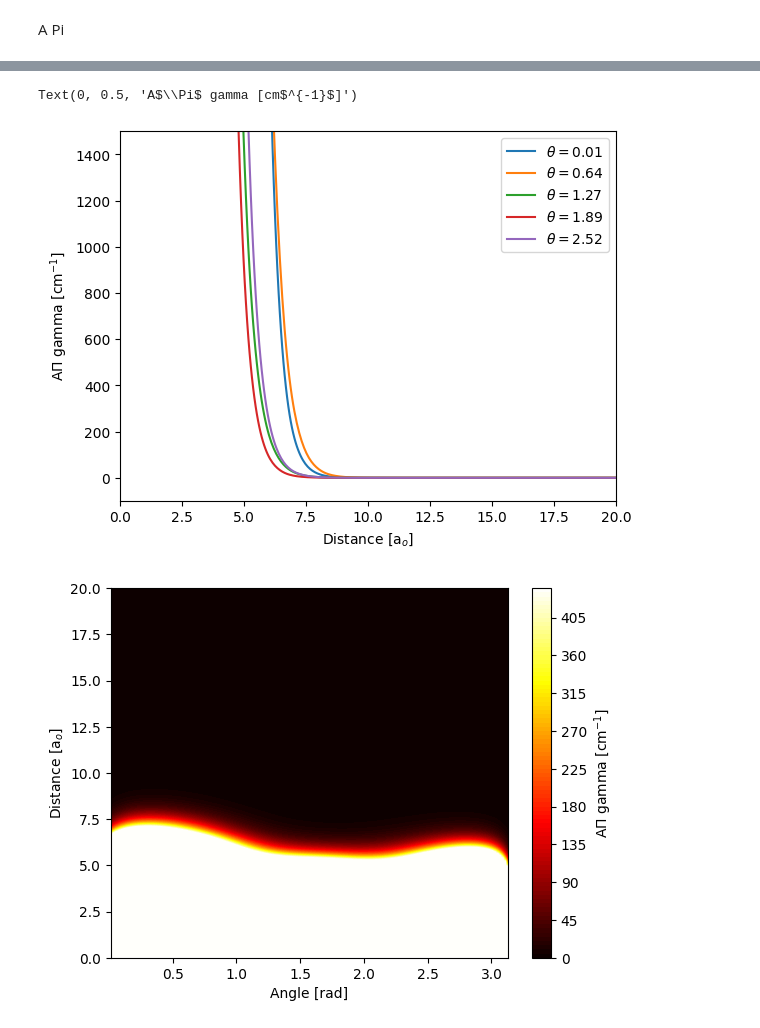
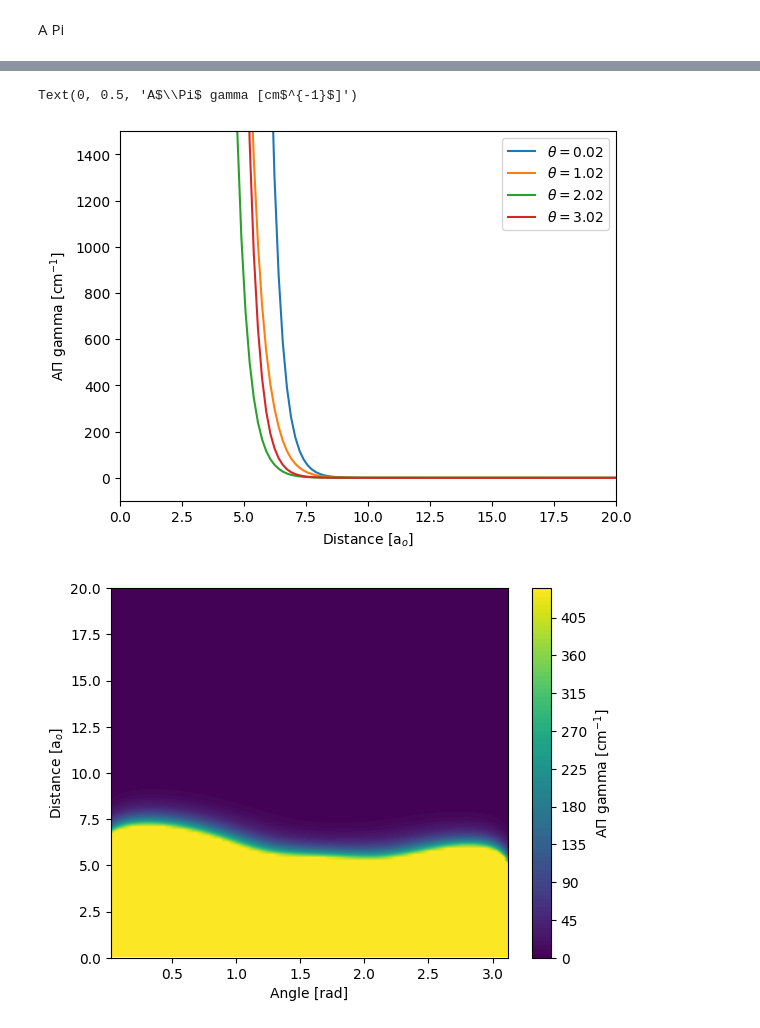
Before and after one commit to Wleter/NeOcs, a Jupyter notebook: analysis/potentials.ipynb, the cells around one changed output, grey strips where cells are left out. Drawn from its saved outputs; the diff is of its cells as text; code cells hidden in the pictures.

```diff
--- a/analysis/potentials.ipynb
+++ b/analysis/potentials.ipynb
@@ -22,12 +49,12 @@ Intermolecular potential
 # %%
-V_grid = load_potential(path, "potential.dat", r_grid, polar_grid, kx=5, ky=5, is_gamma=False)
+V_grid = load_potential(path, "potential.dat", r_grid, polar_grid, kx=5, ky=5, is_gamma=False, force_reload=True)
 
 fig, ax = utility.plot()
 for i in range(0, len(polar_points), 32):
     ax.plot(r_points, V_grid[:, i] / cm_inv, label=r"$\theta = {:.2f}$".format(polar_points[i]))
 ax.legend()
 ax.set_xlim(0, 20)
-ax.set_ylim(-100, 900)
+ax.set_ylim(-100, 4000)
 ax.set_xlabel(r"Distance [a$_o$]")
 ax.set_ylabel(r"Potential [cm$^{-1}$]")
 plt.show(ax)
@@ -35,8 +62,8 @@ plt.show(ax)
 
 np.clip(V_grid, -10000 * cm_inv, 1000 * cm_inv, out=V_grid)
 fig, ax = plt.subplots()
-cs = ax.contourf(r_points, polar_points, V_grid.transpose() / cm_inv, levels=100)
-ax.set_xlim(4, 20)
+cs = ax.contourf(polar_points, r_points, V_grid / cm_inv, levels=100)
+ax.set_ylim(4, 20)
 
 ax.set_xlabel(r"Angle [rad]")
 ax.set_ylabel(r"Distance [bohr]")
@@ -51,5 +104,5 @@ XPi Sigma
 # %%
-V_grid = load_potential(path, "XPi_gamma.dat", r_grid, polar_grid, kx=5, ky=5, is_gamma=True)
+V_grid = load_potential(path, "XPi_gamma.dat", r_grid, polar_grid, kx=5, ky=5, is_gamma=True, force_reload=True)
 
 fig, ax = plt.subplots()
 for i in range(0, len(polar_points), 32):
@@ -62,7 +115,7 @@ ax.set_ylabel(r"X$\Pi$ gamma [cm$^{-1}$]")
 
 np.clip(V_grid, -5e-4, 2e-3, out=V_grid)
 fig, ax = plt.subplots()
-cs = ax.contourf(polar_points, r_points, V_grid / cm_inv, cmap="hot", levels=100)
+cs = ax.contourf(polar_points, r_points, V_grid / cm_inv, levels=100)
 ax.set_ylim(0, 20)
 
 
@@ -79,5 +159,5 @@ B sigma
 # %%
-V_grid = load_potential(path, "BSigma_gamma.dat", r_grid, polar_grid, kx=5, ky=5, is_gamma=True)
+V_grid = load_potential(path, "BSigma_gamma.dat", r_grid, polar_grid, kx=5, ky=5, is_gamma=True, force_reload=True)
 
 fig, ax = plt.subplots()
 for i in range(0, len(polar_points), 32):
@@ -90,7 +170,7 @@ ax.set_ylabel(r"B$\Sigma$ gamma [cm$^{-1}$]")
 
 np.clip(V_grid, -5e-4, 2e-3, out=V_grid)
 fig, ax = plt.subplots()
-cs = ax.contourf(polar_points, r_points, V_grid / cm_inv, cmap="hot", levels=100)
+cs = ax.contourf(polar_points, r_points, V_grid / cm_inv, levels=100)
 ax.set_ylim(0, 20)
 
 ax.set_xlabel(r"Angle [rad]")
@@ -104,2 +184,25 @@ Text(0, 0.5, 'B$\\Sigma$ gamma [cm$^{-1}$]')
 # %% [markdown]
 A Pi
+# %%
+angles, rs, V_grid = load_from_file(path, "APi_gamma.dat")
+V_grid = np.array(V_grid).T
+
+fig, ax = utility.plot()
+for i in range(0, len(angles)):
+    ax.plot(rs, V_grid[:, i] / cm_inv, label=r"$\theta = {:.2f}$".format(angles[i]))
+ax.legend()
+ax.set_xlim(5, 20)
+ax.set_ylim(-1, 100)
+ax.set_xlabel(r"Distance [a$_o$]")
+ax.set_ylabel(r"Potential [cm$^{-1}$]")
+plt.show(ax)
+
+
+V_grid = np.clip(V_grid, -100 * cm_inv, 100 * cm_inv)
+fig, ax = plt.subplots()
+cs = ax.pcolor(rs, angles, V_grid.transpose() / cm_inv,)
+
+ax.set_xlabel(r"Angle [rad]")
+ax.set_ylabel(r"Distance [bohr]")
+cbar = fig.colorbar(cs)
+cbar.ax.set_ylabel(r"Energy [cm$^{-1}$]")
@@ -106,25 +213,25 @@ A Pi
 # %%
-V_grid = load_potential(path, "APi_gamma.dat", r_grid, polar_grid, kx=5, ky=5, is_gamma=True)
+V_grid = load_potential(path, "APi_gamma.dat", r_grid, polar_grid, kx=5, ky=5, is_gamma=True, force_reload=True)
 
 fig, ax = plt.subplots()
 for i in range(0, len(polar_points), 32):
     ax.plot(r_points, V_grid[:, i] / cm_inv, label=r"$\theta = {:.2f}$".format(polar_points[i]))
 ax.legend()
 ax.set_xlim(0, 20)
 ax.set_ylim(-100, 1500)
 ax.set_xlabel(r"Distance [a$_o$]")
 ax.set_ylabel(r"A$\Pi$ gamma [cm$^{-1}$]")
 
 np.clip(V_grid, -5e-4, 2e-3, out=V_grid)
 fig, ax = plt.subplots()
-cs = ax.contourf(polar_points, r_points, V_grid / cm_inv, cmap="hot", levels=100)
+cs = ax.contourf(polar_points, r_points, V_grid / cm_inv, levels=100)
 ax.set_ylim(0, 20)
 
 ax.set_xlabel(r"Angle [rad]")
 ax.set_ylabel(r"Distance [a$_o$]")
 cbar = fig.colorbar(cs)
 cbar.ax.set_ylabel(r"A$\Pi$ gamma [cm$^{-1}$]")
 # %% [output]
 Text(0, 0.5, 'A$\\Pi$ gamma [cm$^{-1}$]')
-[figure, old version]
+[figure, new version]
-[figure, old version]
+[figure, new version]
```
Also changed, not shown: parts of 21 cells of this notebook, 13 other files.
